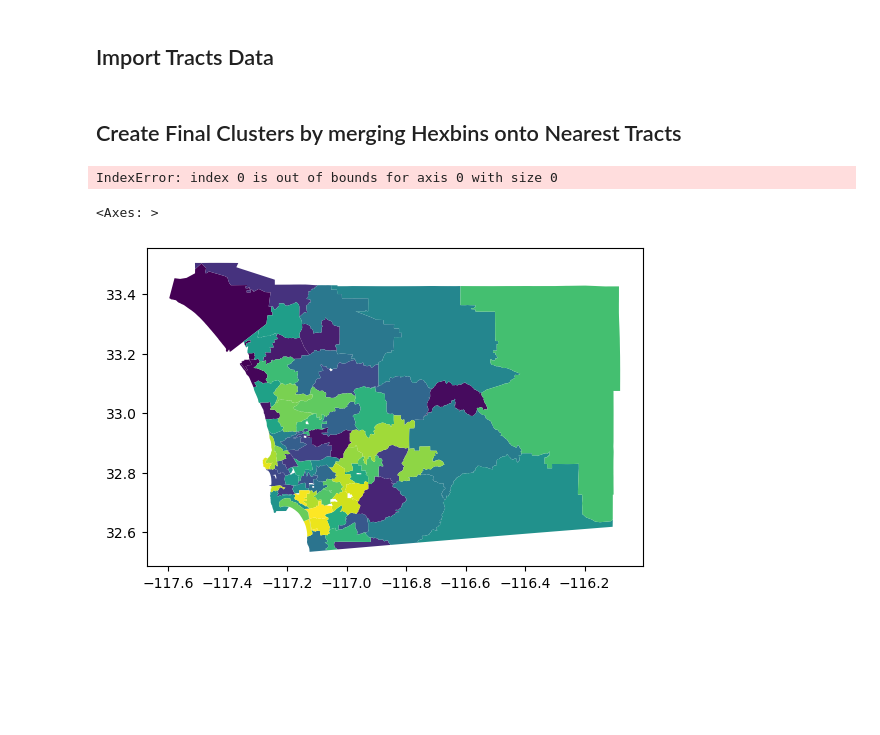
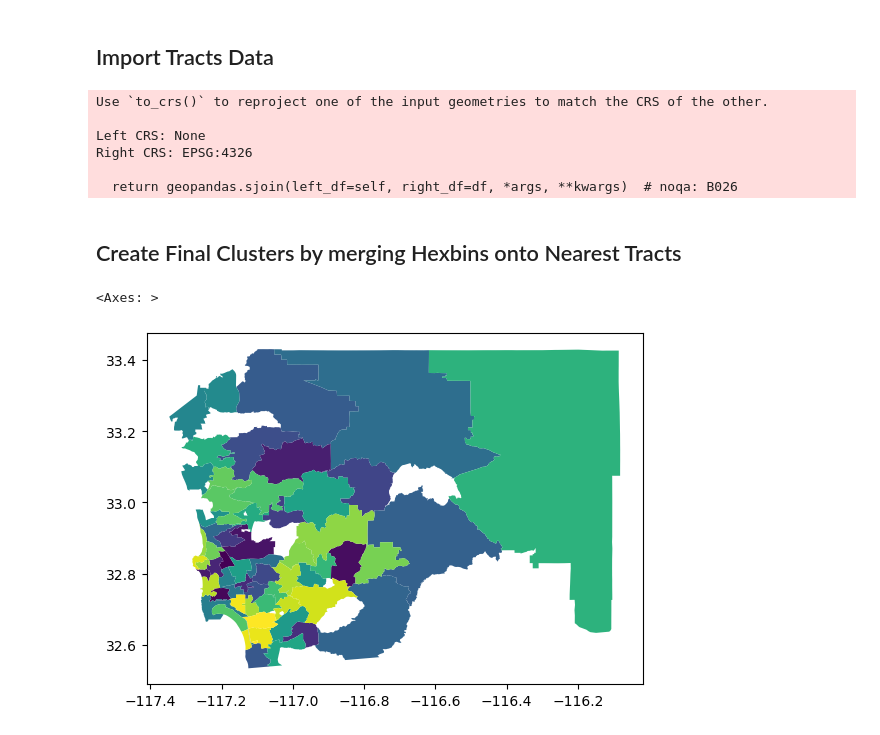
Before and after one commit to michaelmss/DSC180A-Activity-Centers, a Jupyter notebook: Notebooks/Hexbins.ipynb, the cells around one changed output. Cells and saved outputs as stored; diff of their text form; code cells hidden in the pictures; blank space fills up the shorter version.

```diff
--- a/Notebooks/Hexbins.ipynb
+++ b/Notebooks/Hexbins.ipynb
@@ -112,20 +112,29 @@ Text(0.5, 1.0, 'Overall Clusters')
 tracts = gpd.read_file('../data/tracts.csv').drop(columns=['geometry'])
 tracts['the_geom'] = tracts['the_geom'].apply(loads)
 tracts = tracts.set_geometry('the_geom')
+# %%
+poly_df = full_merge.merge(df[['index_left','cluster']],how='left')
+geometry = poly_df['geometry'].apply(Point)
+gpdf = gpd.GeoDataFrame(poly_df, geometry=geometry)
 # %%
-groupby_tracts = tracts.sjoin(df.drop(columns=['index_left']), how='left', predicate='contains').groupby('the_geom')['cluster']
+groupby_tracts = tracts.sjoin(gpdf.drop(columns=['index_left']), how='left', predicate='contains').groupby('the_geom')['cluster']
+# %% [output]
+Use `to_crs()` to reproject one of the input geometries to match the CRS of the other.
+
+Left CRS: None
+Right CRS: EPSG:4326
+
+  return geopandas.sjoin(left_df=self, right_df=df, *args, **kwargs)  # noqa: B026
 # %% [markdown]
 ## Create Final Clusters by merging Hexbins onto Nearest Tracts
 # %%
 # use the most common cluster type in the tract as it's cluster
-clusters_tracts = groupby_tracts.agg(lambda x:x.value_counts().index[0] if x.any else -1).to_frame()
+min_per_tract = 10
+clusters_tracts = groupby_tracts.agg(lambda x:x.value_counts().index[0] if x.any() and x.value_counts().index[0]>min_per_tract else -1).to_frame()
 clusters_tracts = clusters_tracts[clusters_tracts['cluster']!=-1].reset_index()
 clusters_tracts = clusters_tracts.set_geometry('the_geom')
+dissolved = clusters_tracts.dissolve(by='cluster').reset_index()
+dissolved.plot(column='cluster')
 # %% [output]
-IndexError: index 0 is out of bounds for axis 0 with size 0
+<Axes: >
+[figure, added]
-# %%
-dissolved = clusters_tracts.dissolve(by='cluster').reset_index()
-dissolved.plot(column='cluster')
-# %% [output]
-<Axes: >
-[figure, removed]
```
